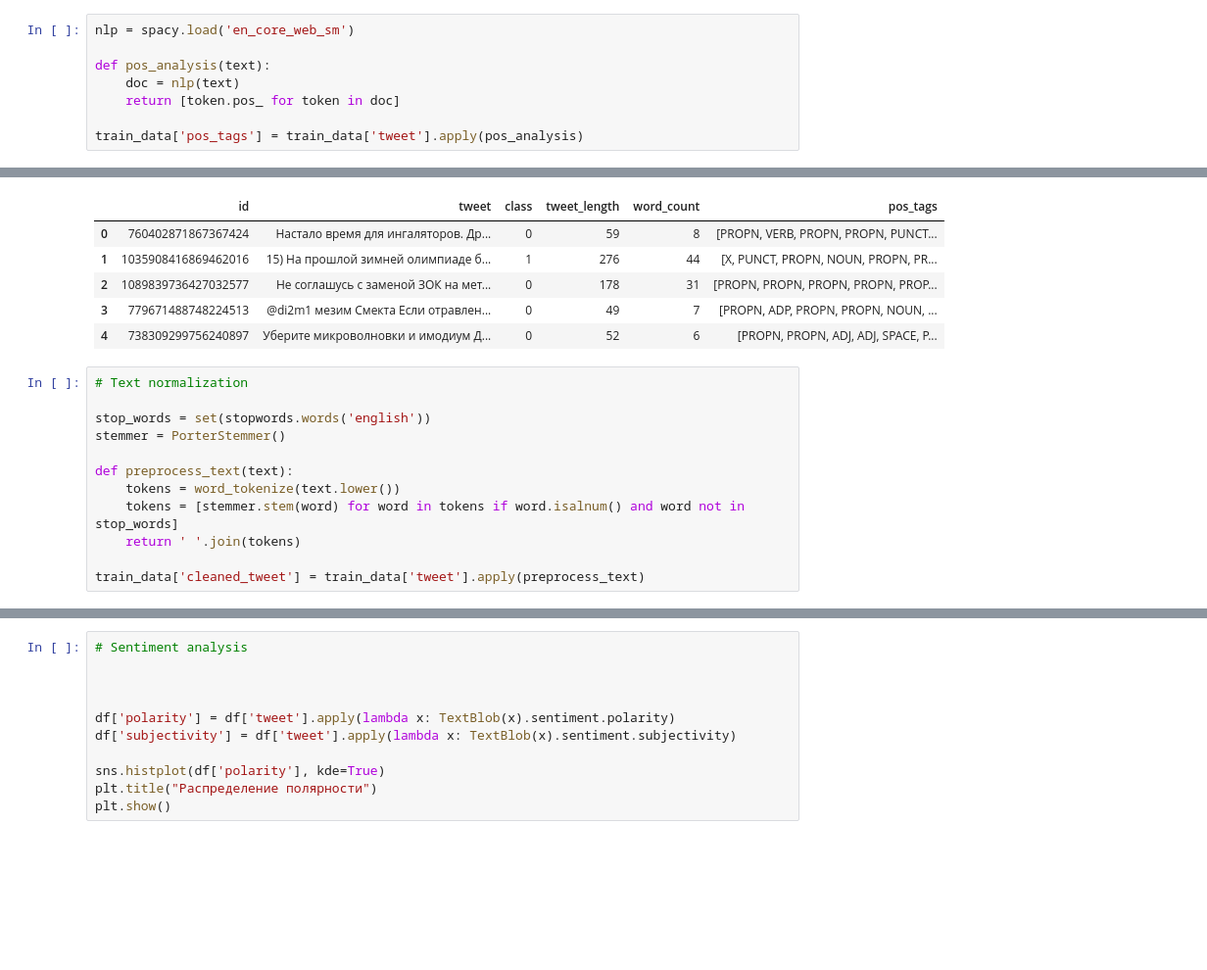
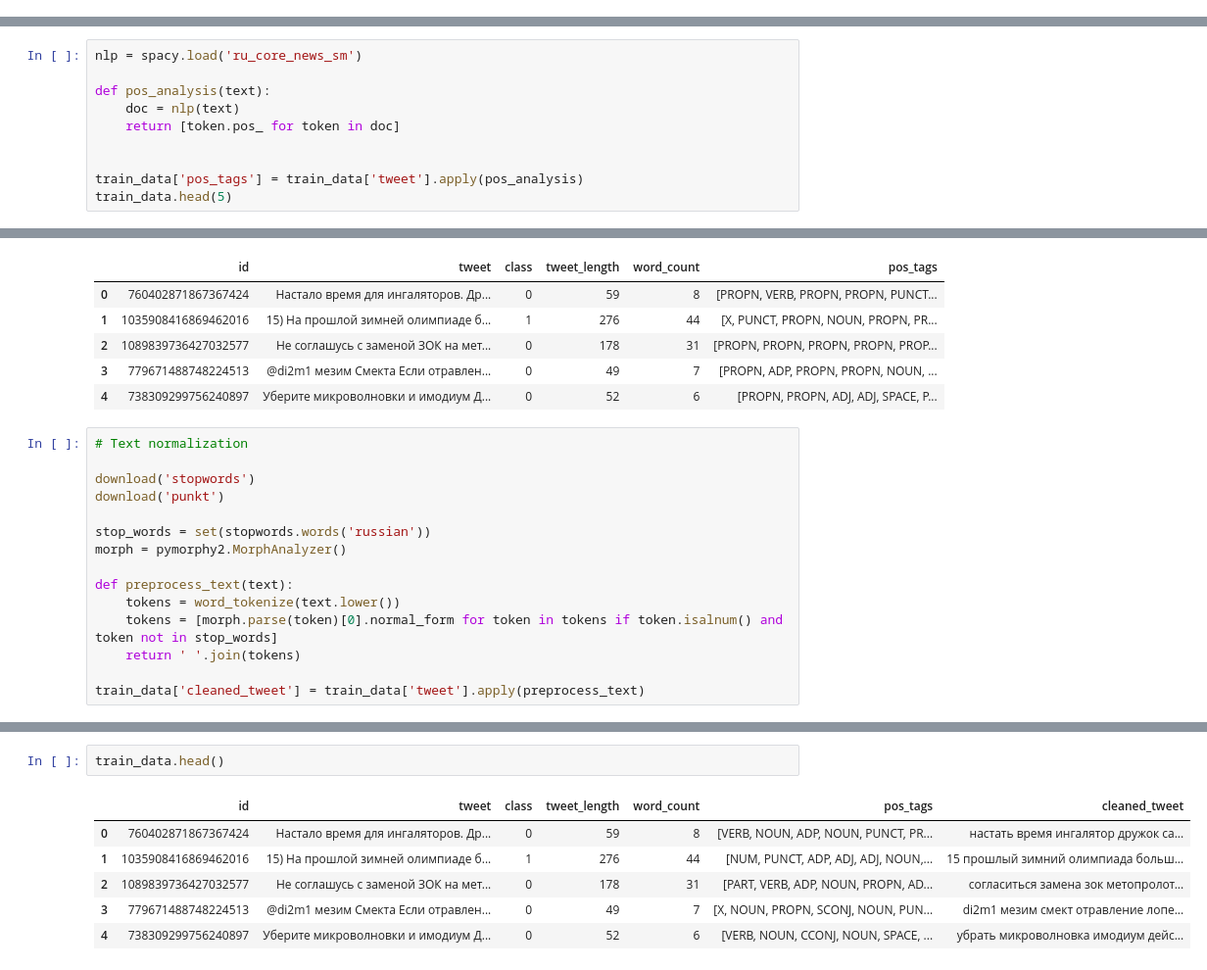
Before and after one commit to DamirGainatullin/nlp-hw, a Jupyter notebook: damir_gainatullin.ipynb, the cells around one changed output, grey strips where cells are left out. Shown at 98% size. Saved outputs shown, nothing was run; the diff lists cells and outputs as text; blank space fills up the shorter version.

```diff
--- a/damir_gainatullin.ipynb
+++ b/damir_gainatullin.ipynb
@@ -95,8 +96,0 @@ plt.show()
-# %%
-nlp = spacy.load('en_core_web_sm')
-
-def pos_analysis(text):
-    doc = nlp(text)
-    return [token.pos_ for token in doc]
-
-train_data['pos_tags'] = train_data['tweet'].apply(pos_analysis)
@@ -103,2 +118,12 @@ train_data['pos_tags'] = train_data['tweet'].apply(pos_analysis)
 # %% [markdown]
 **Feature Engineering**
+# %%
+nlp = spacy.load('ru_core_news_sm')
+
+def pos_analysis(text):
+    doc = nlp(text)
+    return [token.pos_ for token in doc]
+
+
+train_data['pos_tags'] = train_data['tweet'].apply(pos_analysis)
+train_data.head(5)
@@ -114,12 +141,15 @@ train_data.head(5)
 # %%
 # Text normalization
 
-stop_words = set(stopwords.words('english'))
-stemmer = PorterStemmer()
+download('stopwords')
+download('punkt')
+
+stop_words = set(stopwords.words('russian'))
+morph = pymorphy2.MorphAnalyzer()
 
 def preprocess_text(text):
     tokens = word_tokenize(text.lower())
-    tokens = [stemmer.stem(word) for word in tokens if word.isalnum() and word not in stop_words]
+    tokens = [morph.parse(token)[0].normal_form for token in tokens if token.isalnum() and token not in stop_words]
     return ' '.join(tokens)
 
 train_data['cleaned_tweet'] = train_data['tweet'].apply(preprocess_text)
@@ -126,11 +161,9 @@ train_data['cleaned_tweet'] = train_data['tweet'].apply(preprocess_text)
-# %%
-# Sentiment analysis
-
-
-
-df['polarity'] = df['tweet'].apply(lambda x: TextBlob(x).sentiment.polarity)
-df['subjectivity'] = df['tweet'].apply(lambda x: TextBlob(x).sentiment.subjectivity)
-
-sns.histplot(df['polarity'], kde=True)
-plt.title("Распределение полярности")
-plt.show()
+# %%
+train_data.head()
+# %% [output]
+|  | id | tweet | class | tweet_length | word_count | pos_tags | cleaned_tweet |
+| 0 | 760402871867367424 | Настало время для ингаляторов. Др... | 0 | 59 | 8 | [VERB, NOUN, ADP, NOUN, PUNCT, PR... | настать время ингалятор дружок са... |
+| 1 | 1035908416869462016 | 15) На прошлой зимней олимпиаде б... | 1 | 276 | 44 | [NUM, PUNCT, ADP, ADJ, ADJ, NOUN,... | 15 прошлый зимний олимпиада больш... |
+| 2 | 1089839736427032577 | Не соглашусь с заменой ЗОК на мет... | 0 | 178 | 31 | [PART, VERB, ADP, NOUN, PROPN, AD... | согласиться замена зок метопролот... |
+| 3 | 779671488748224513 | @di2m1 мезим Смекта Если отравлен... | 0 | 49 | 7 | [X, NOUN, PROPN, SCONJ, NOUN, PUN... | di2m1 мезим смект отравление лопе... |
+| 4 | 738309299756240897 | Уберите микроволновки и имодиум Д... | 0 | 52 | 6 | [VERB, NOUN, CCONJ, NOUN, SPACE, ... | убрать микроволновка имодиум дейс... |
```
Also changed, not shown: parts of 6 cells of this notebook.
